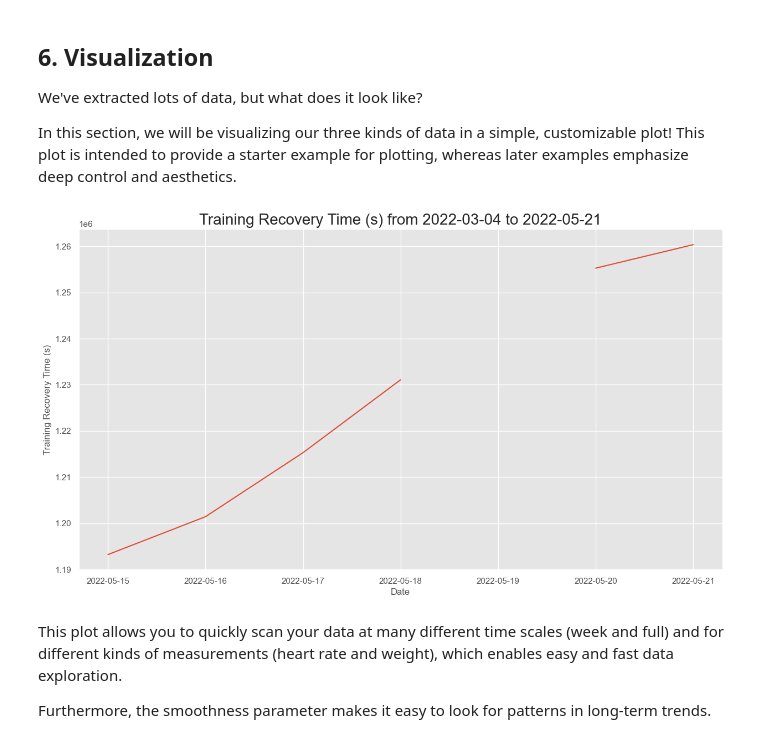
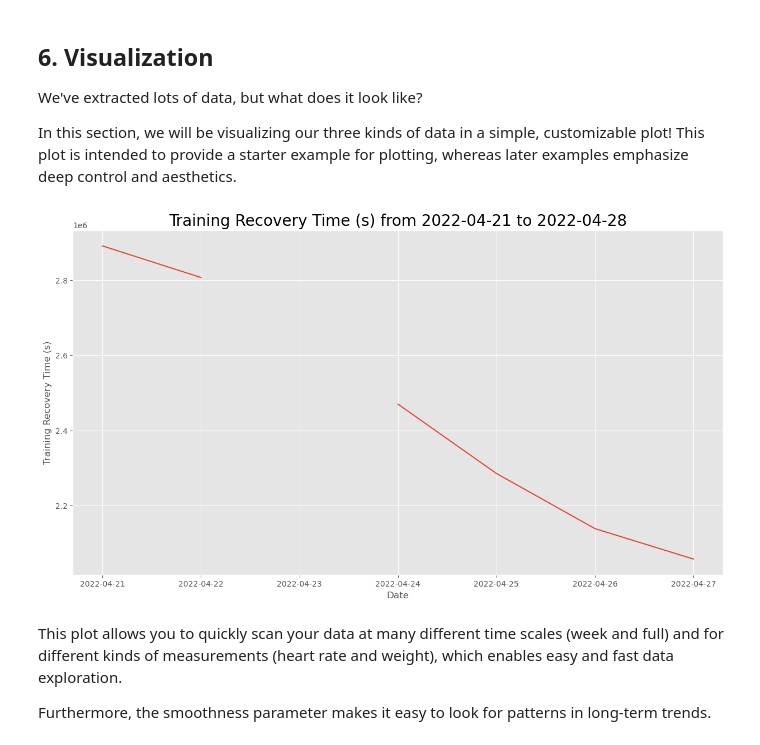
Before and after one commit to Stanford-Health/wearable-notebooks, a Jupyter notebook: notebooks/polar_vantage.ipynb, the cells around one changed output. Saved outputs shown, nothing was run; the diff lists cells and outputs as text; code cells hidden in the pictures.

```diff
--- a/notebooks/polar_vantage.ipynb
+++ b/notebooks/polar_vantage.ipynb
@@ -329,17 +314,19 @@ In this section, we will be visualizing our three kinds of data in a simple, cus
 # %%
 #@title Basic Plot
 feature = "Training Recovery Time" #@param ['Training Calories', 'Training Average Heart Rate','Training Distance','Training Recovery Time']
-start_date = "2022-03-04" #@param {type:"date"}
-time_interval = "full time" #@param ["one week", "full time"]
+start_date = "2022-04-21" #@param {type:"date"}
+time_interval = "one week" #@param ["one week", "full time"]
 smoothness = 0.02 #@param {type:"slider", min:0, max:1, step:0.01}
 smooth_plot = True #@param {type:"boolean"}
 
 start_date = datetime.strptime(start_date, '%Y-%m-%d')
 
 if time_interval == "one week":
+    dates = [start_date + timedelta(days=x) for x in range(((start_date + timedelta(days=6)) - start_date).days + 1)]
     day_idxes = [i for i,d in enumerate(dates) if d >= start_date and d <= start_date + timedelta(days=7)]
     end_date = start_date + timedelta(days=7)
 elif time_interval == "full time":
+    dates = [start_date + timedelta(days=x) for x in range((datetime.today() - start_date).days + 1)]
     day_idxes = [i for i,d in enumerate(dates) if d >= start_date]
     end_date = dates[-1]
 
@@ -410,34 +397,34 @@ if feature == 'Training Recovery Time':
 
 with plt.style.context('ggplot'):
     fig, ax = plt.subplots(figsize=(15, 8))
 
     if smooth_plot:
         def to_numpy(day_arr):
             arr_nonone = [x for x in day_arr if x is not None]
             mean_val = int(np.mean(arr_nonone))
             for i,x in enumerate(day_arr):
                 if x is None:
                     day_arr[i] = mean_val
             return np.array(day_arr)
 
         none_idxes = [i for i,x in enumerate(day_arr) if x is None]
         day_arr = to_numpy(day_arr)
         from scipy.ndimage import gaussian_filter
         day_arr = list(gaussian_filter(day_arr, sigma=sigma))
         for i, x in enumerate(day_arr):
             if i in none_idxes:
                 day_arr[i] = None
 
     plt.plot(ts, day_arr)
     start_date_str = start_date.strftime('%Y-%m-%d')
     end_date_str = end_date.strftime('%Y-%m-%d')
     plt.title(f"{title_fillin} from {start_date_str} to {end_date_str}",
               fontsize=20)
     plt.xlabel("Date")
     plt.xticks(ts)
     plt.ylabel(title_fillin)
 # %% [output]
-[figure, old version]
+[figure, new version]
 # %% [markdown]
 This plot allows you to quickly scan your data at many different time scales (week and full) and for different kinds of measurements (heart rate and weight), which enables easy and fast data exploration.
 
```
Also changed, not shown: parts of 4 cells of this notebook, 15 other files.
